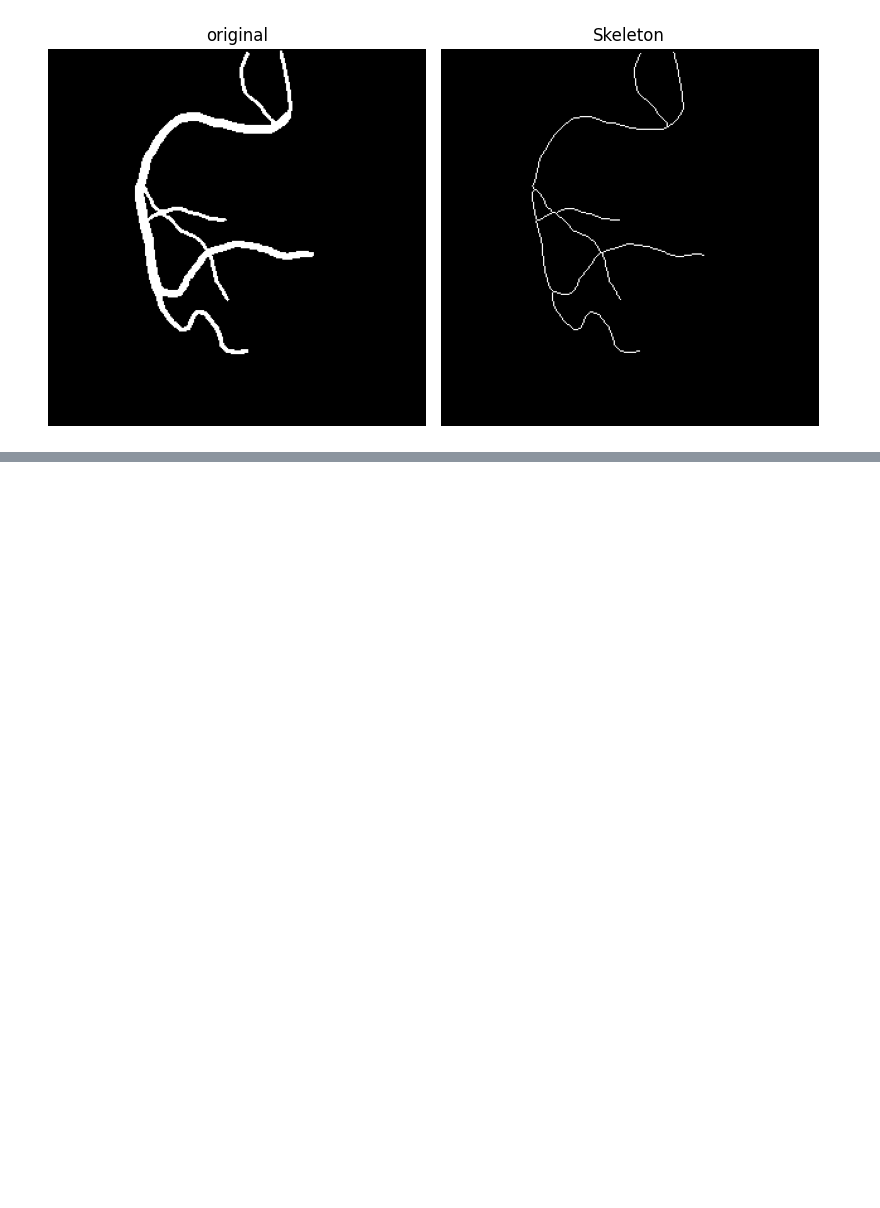
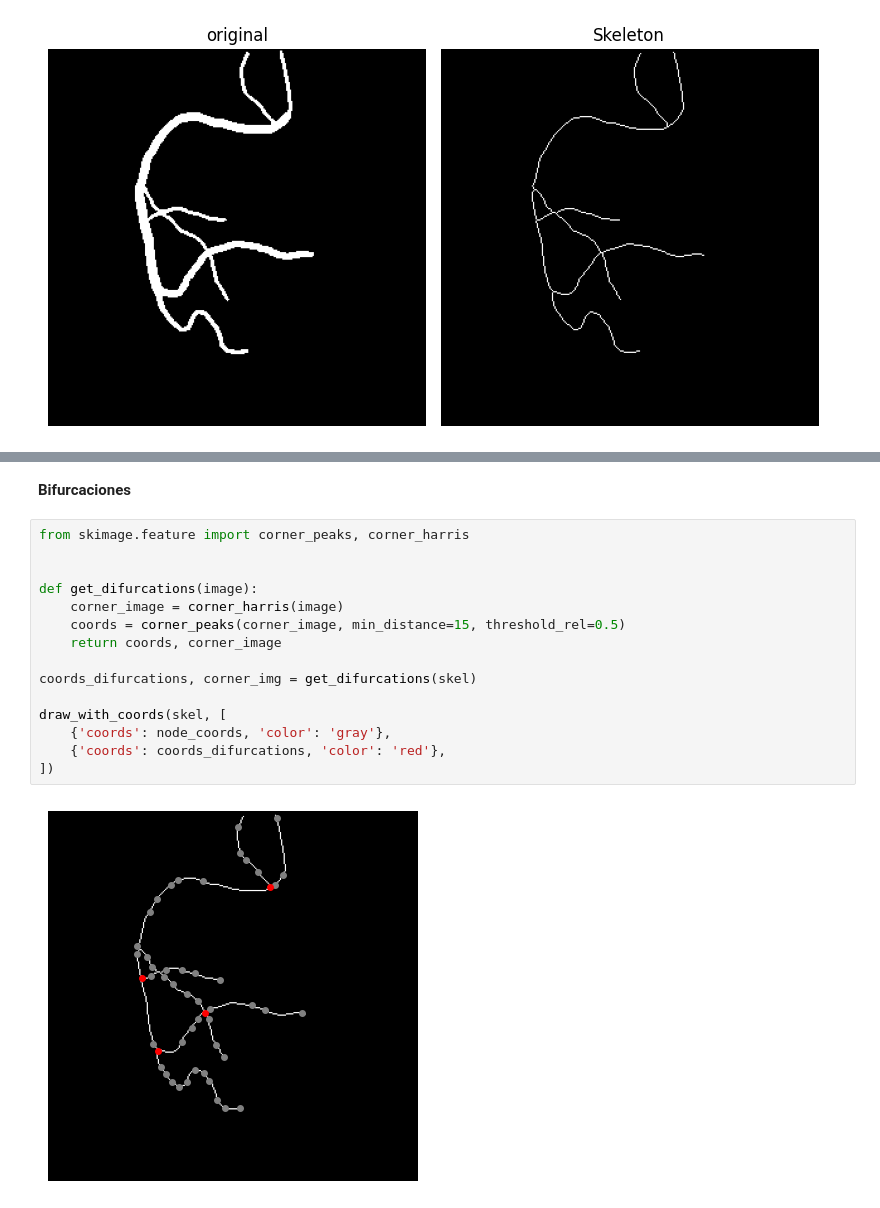
Before and after one commit to Paola-Contreras/Proyecto1-VC, a Jupyter notebook: proyecto_parte2.ipynb, the cells around one changed output, grey strips where cells are left out. Drawn from its saved outputs; the diff is of its cells as text; blank space fills up the shorter version.

```diff
--- a/proyecto_parte2.ipynb
+++ b/proyecto_parte2.ipynb
@@ -92,0 +76,19 @@ plt.show()
+# %% [markdown]
+**Bifurcaciones**
+# %%
+from skimage.feature import corner_peaks, corner_harris
+
+
+def get_difurcations(image):
+    corner_image = corner_harris(image)
+    coords = corner_peaks(corner_image, min_distance=15, threshold_rel=0.5)
+    return coords, corner_image
+
+coords_difurcations, corner_img = get_difurcations(skel)
+
+draw_with_coords(skel, [
+    {'coords': node_coords, 'color': 'gray'},
+    {'coords': coords_difurcations, 'color': 'red'},
+])
+# %% [output]
+[figure, added]
```
Also changed, not shown: parts of 5 cells of this notebook.
